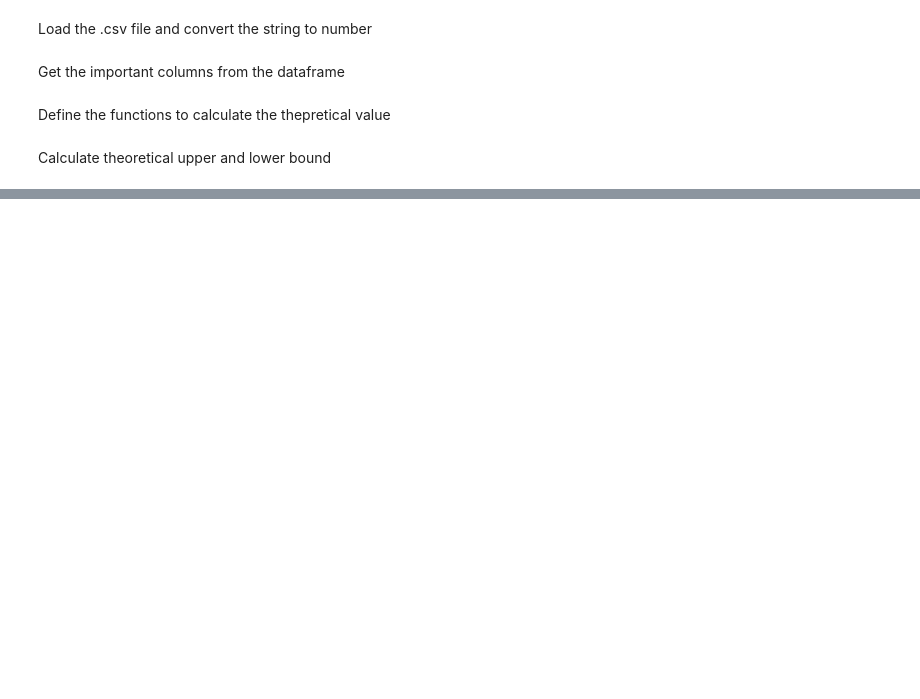
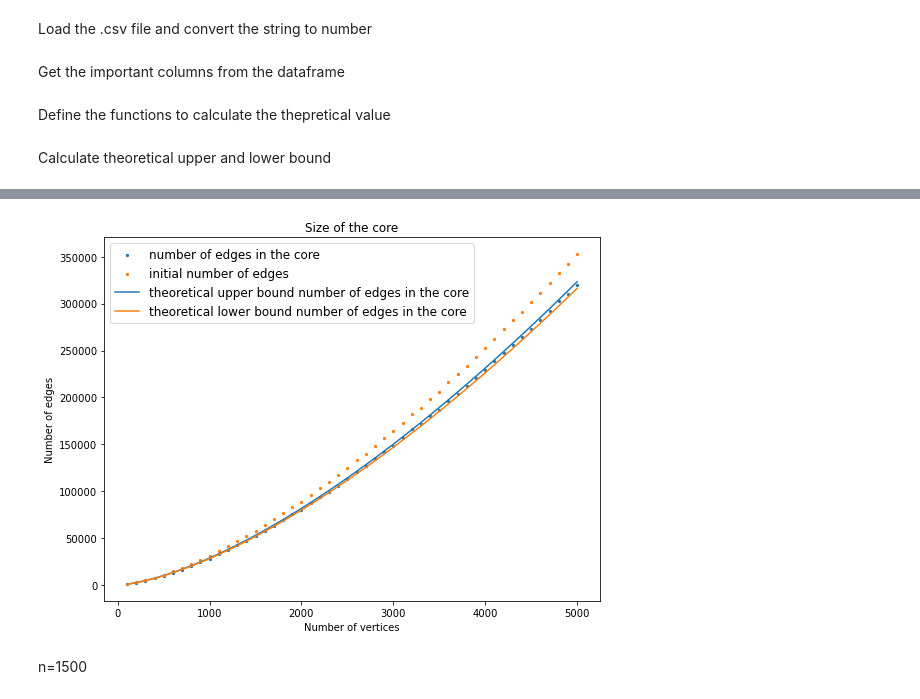
Before and after one commit to soumikdt/Edge-Collapse-On-Random-Clique-Complex, a Jupyter notebook: visual.ipynb, the cells around one changed output, grey strips where cells are left out. Saved outputs shown, nothing was run; the diff lists cells and outputs as text; code cells hidden in the pictures; blank space fills up the shorter version.

```diff
--- a/visual.ipynb
+++ b/visual.ipynb
@@ -65,0 +70,42 @@ plt.show()
+# %%
+# Read data from CSV file
+df = pd.read_csv('edgecol_output_data_c=2.0.csv') #change file name according to need
+
+table =  df.iloc[:, 1].apply(lambda x: [int(i) for i in x.strip('[]').split(', ')])
+# %%
+n_vertex =  [lst[2] for lst in table]
+
+m_final =  [lst[-6] for lst in table]
+
+m_initial =  [lst[3] for lst in table]
+# %%
+thval= gamma(2.0)
+
+ub = thval[2]
+
+lb = thval[1]
+# %%
+c=2.0 # change accordingly
+
+m_ub = [ub*expedge(n,c) for n in n_vertex]
+
+m_lb = [lb*expedge(n,c) for n in n_vertex]
+# %%
+
+
+# Plotting the data
+plt.figure(figsize=(8, 6))  # Adjust the figure size as needed
+plt.scatter(n_vertex, m_final, s=5, label = 'number of edges in the core')
+plt.scatter(n_vertex, m_initial, s=5, label = 'initial number of edges')
+plt.plot(n_vertex, m_ub, label = 'theoretical upper bound number of edges in the core')
+plt.plot(n_vertex, m_lb, label = 'theoretical lower bound number of edges in the core')
+plt.title('Size of the core')
+plt.xlabel('Number of vertices')
+plt.ylabel('Number of edges')
+plt.legend(fontsize='large')
+plt.tight_layout()  # Adjust layout to prevent clipping of labels
+plt.show()
+# %% [output]
+[figure, added]
+# %% [markdown]
+n=1500
```
Also changed, not shown: parts of 8 cells of this notebook.
